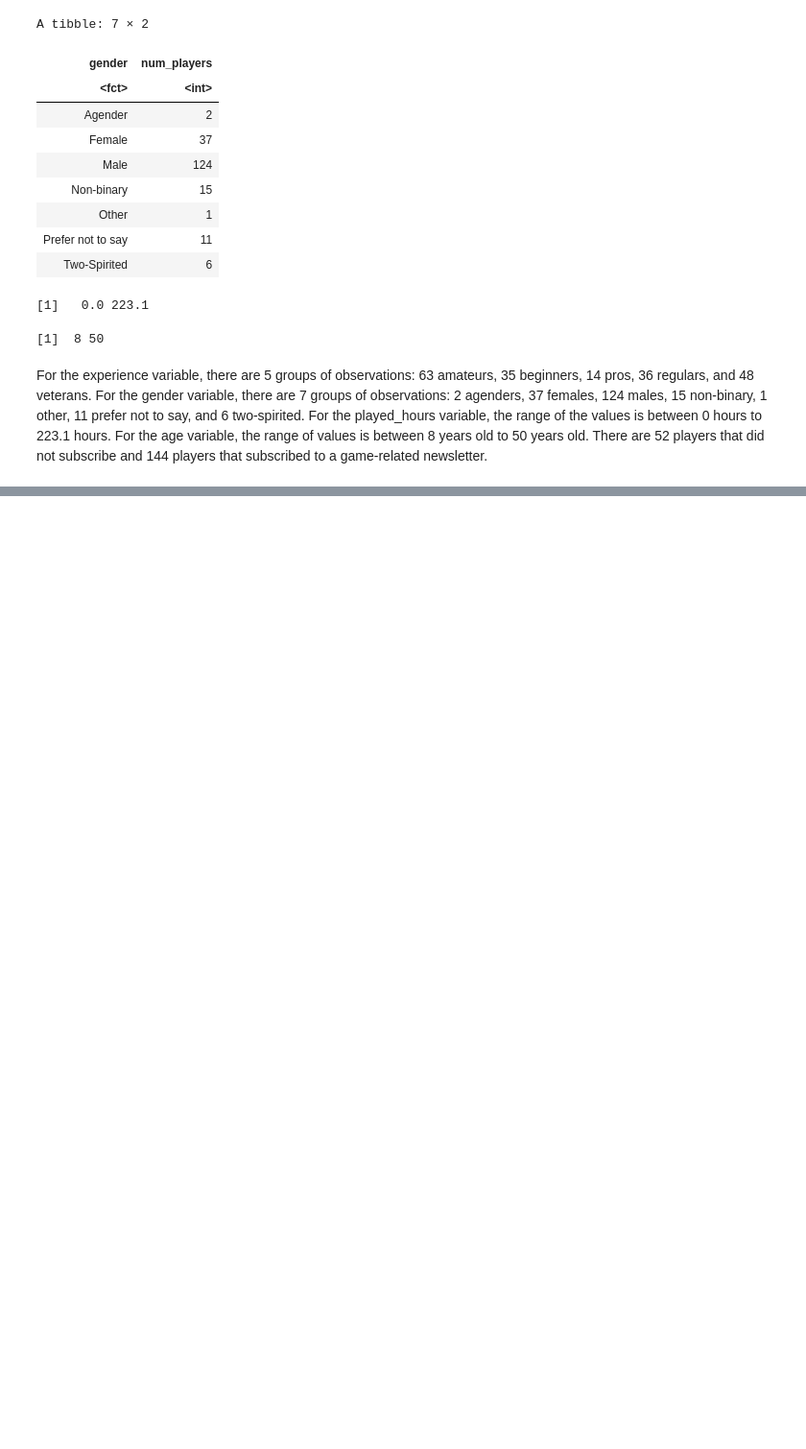
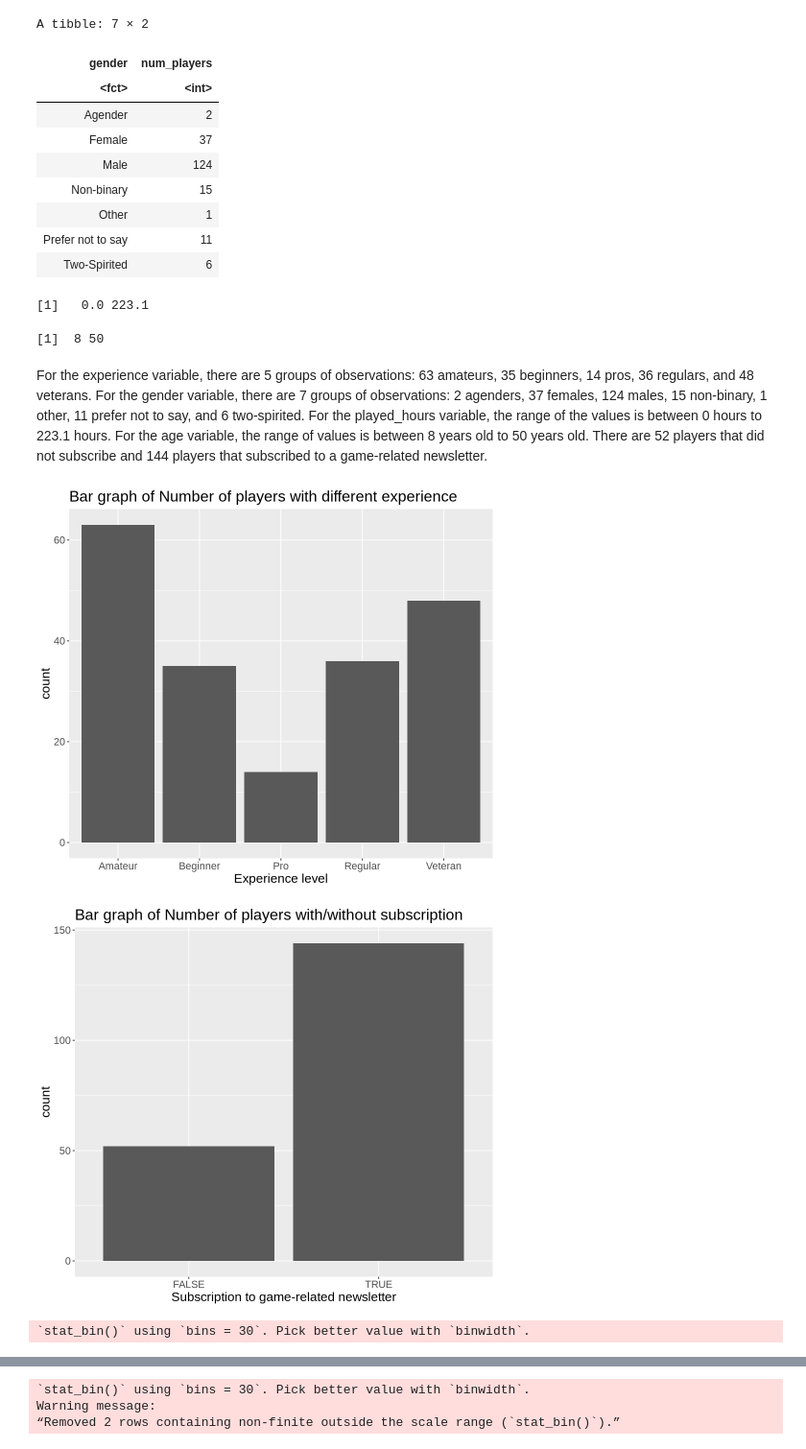
Before and after one commit to eun1220/dsci-100-2025SS-project, a Jupyter notebook: project.ipynb, the cells around one changed output, grey strips where cells are left out. Shown at 96% size. Drawn from its saved outputs; the diff is of its cells as text; code cells hidden in the pictures; blank space fills up the shorter version.

Commit message:
Activity 3 (visualizations)
Made visualizations for each variable

```diff
--- a/project.ipynb
+++ b/project.ipynb
@@ -200,3 +200,49 @@ age_stat
 [1]  8 50
 # %% [markdown]
 For the experience variable, there are 5 groups of observations: 63 amateurs, 35 beginners, 14 pros, 36 regulars, and 48 veterans. For the gender variable, there are 7 groups of observations: 2 agenders, 37 females, 124 males, 15 non-binary, 1 other, 11 prefer not to say, and 6 two-spirited. For the played_hours variable, the range of the values is between 0 hours to 223.1 hours. For the age variable, the range of values is between 8 years old to 50 years old. There are 52 players that did not subscribe and 144 players that subscribed to a game-related newsletter.
+# %%
+# Lets make some visualizations of each variable
+options(repr.plot.width = 8, repr.plot.height = 7)
+# a bar graph of number of players compared between their experience levels
+experience_bar <- players |>
+    ggplot(aes(x = experience)) +
+    geom_bar() +
+    labs(x = "Experience level", title = "Bar graph of Number of players with different experience") +
+    theme(text = element_text(size = 16))
+experience_bar
+
+# a bar graph of number of players compared between their subscription
+subscribe_bar <- players |>
+    ggplot(aes(x = subscribe)) +
+    geom_bar() +
+    labs(x = "Subscription to game-related newsletter", title = "Bar graph of Number of players with/without subscription") +
+    theme(text = element_text(size = 16))
+subscribe_bar
+
+# a bar graph of number of players compared between their genders
+gender_bar <- players |>
+    ggplot(aes(x = gender)) +
+    geom_bar() +
+    labs(x = "Gender", title = "Bar graph of Number of players of different genders") +
+    theme(text = element_text(size = 16))
+gender_bar
+
+# a histogram of distribution of players based on their played hours
+played_hours_histogram <- players |>
+    ggplot(aes(x = played_hours)) +
+    geom_histogram() +
+    labs(x = "Number of hours played", title = "Distribution of players by their played hours") +
+    theme(text = element_text(size = 16))
+played_hours_histogram
+
+# a histogram of distribution of players based on their played hours
+age_histogram <- players |>
+    ggplot(aes(x = Age)) +
+    geom_histogram() +
+    labs(x = "Age (year)", title = "Distribution of players by their ages") +
+    theme(text = element_text(size = 16))
+age_histogram
+# %% [output]
+[figure, added]
+[figure, added]
+`stat_bin()` using `bins = 30`. Pick better value with `binwidth`.
@@ -202,0 +250,3 @@ For the experience variable, there are 5 groups of observations: 63 amateurs, 35
+`stat_bin()` using `bins = 30`. Pick better value with `binwidth`.
+Warning message:
+“Removed 2 rows containing non-finite outside the scale range (`stat_bin()`).”
```
Also changed, not shown: parts of 1 cell of this notebook.
